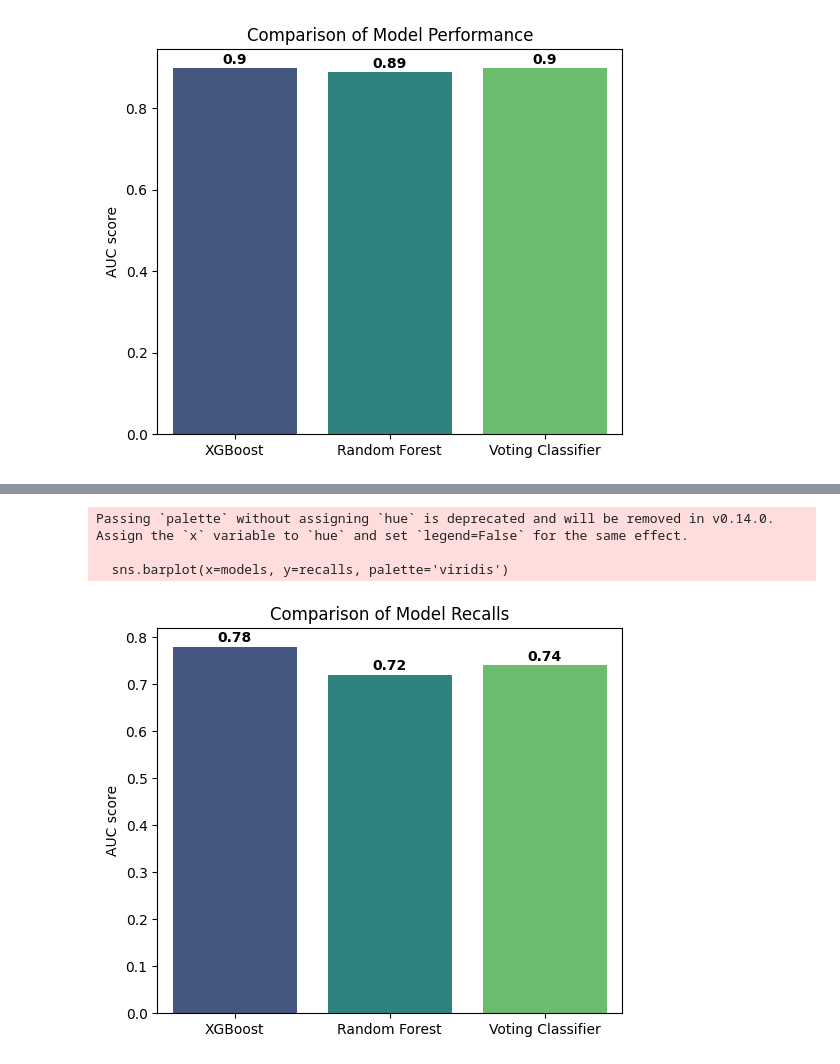
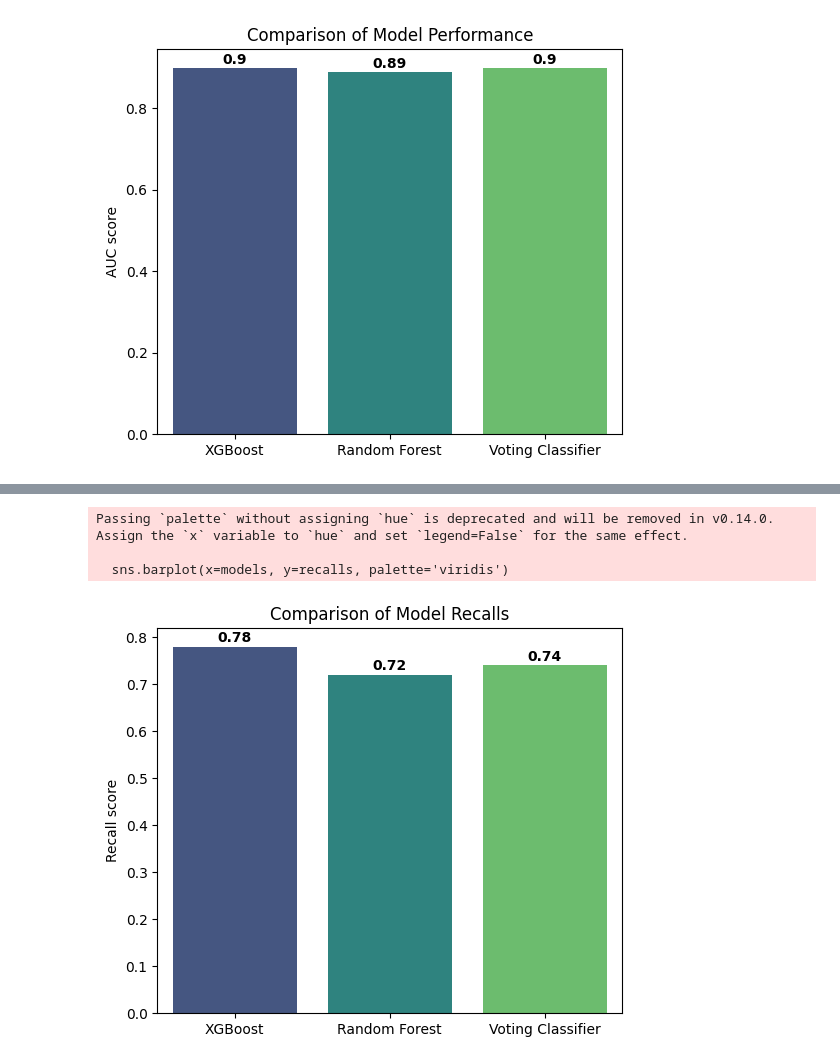
Before and after one commit to ahmedfouad00-coder/breast-cancer-survival-prediction, a Jupyter notebook: breast cancer.ipynb, the cells around one changed output, grey strips where cells are left out. Saved outputs shown, nothing was run; the diff lists cells and outputs as text; code cells hidden in the pictures.

```diff
--- a/breast cancer.ipynb
+++ b/breast cancer.ipynb
@@ -402,23 +402,23 @@ Passing `palette` without assigning `hue` is deprecated and will be removed in v
 # %%
 models = [ 'XGBoost','Random Forest', 'Voting Classifier']
 recalls=[0.78,0.72,0.74]
 
 
 
 plt.figure(figsize=(6,5))
 sns.barplot(x=models, y=recalls, palette='viridis')
 plt.title('Comparison of Model Recalls')
-plt.ylabel('AUC score')
+plt.ylabel('Recall score')
 for i, v in enumerate(recalls):
     plt.text(i, v + 0.01, str(v), ha='center', fontweight='bold')
 
 
 plt.show()
 # %% [output]
 Passing `palette` without assigning `hue` is deprecated and will be removed in v0.14.0. Assign the `x` variable to `hue` and set `legend=False` for the same effect.
 
   sns.barplot(x=models, y=recalls, palette='viridis')
-[figure, old version]
+[figure, new version]
 # %%
 models = [ 'XGBoost','Random Forest', 'Voting Classifier']
 f1scores=[0.59,0.63,0.63]
```
Also changed, not shown: parts of 2 cells of this notebook.
